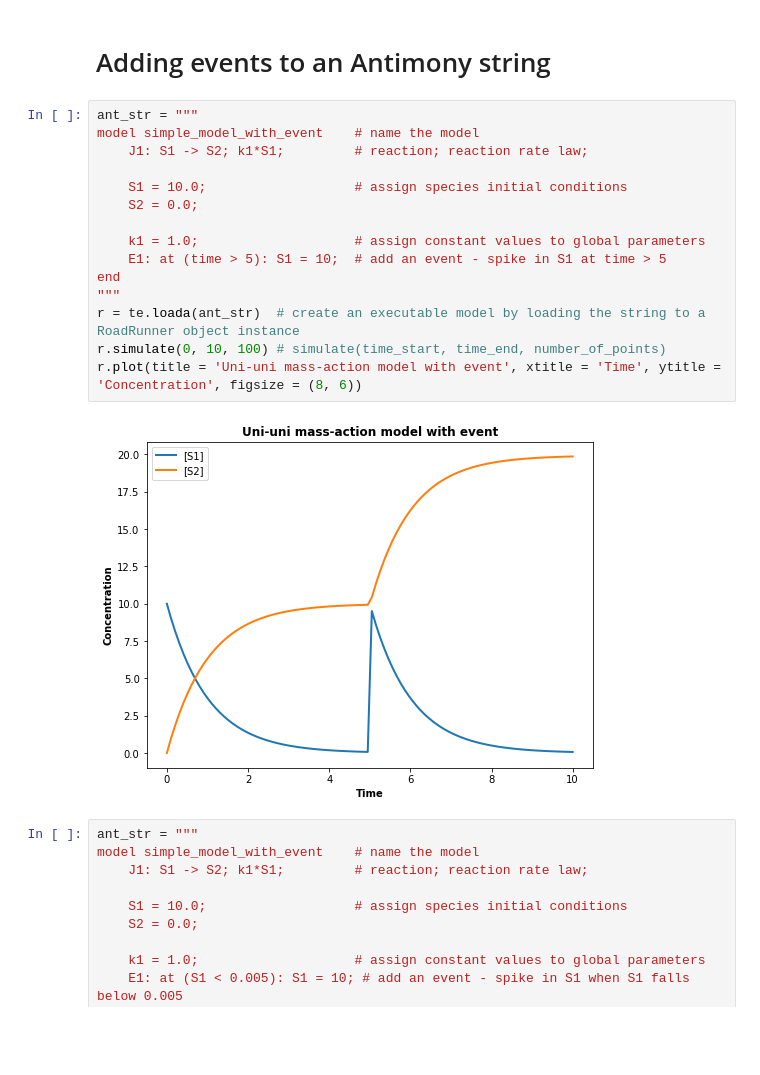
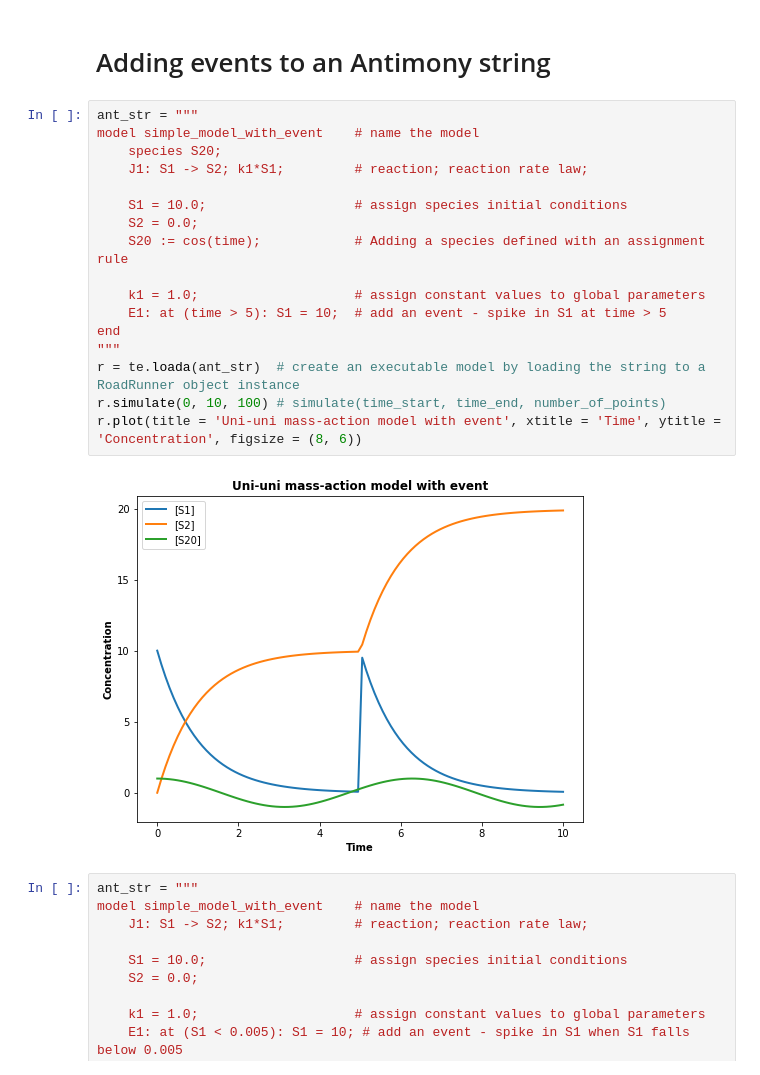
Before and after one commit to sys-bio/network-modeling-summer-school-2021, a Jupyter notebook: notebooks/Tellurium-Introduction/tellurium-introduction.ipynb, the cells around one changed output. Saved outputs shown, nothing was run; the diff lists cells and outputs as text; blank space fills up the shorter version.

```diff
--- a/notebooks/Tellurium-Introduction/tellurium-introduction.ipynb
+++ b/notebooks/Tellurium-Introduction/tellurium-introduction.ipynb
@@ -261,20 +282,22 @@ r.plot(title = 'Uni-uni mass-action model', xtitle = 'Time', ytitle = 'Concentra
 # %%
 ant_str = """
 model simple_model_with_event    # name the model
+    species S20;
     J1: S1 -> S2; k1*S1;         # reaction; reaction rate law;
 
     S1 = 10.0;                   # assign species initial conditions
     S2 = 0.0;
+    S20 := cos(time);            # Adding a species defined with an assignment rule
 
     k1 = 1.0;                    # assign constant values to global parameters
     E1: at (time > 5): S1 = 10;  # add an event - spike in S1 at time > 5
 end
 """
 r = te.loada(ant_str)  # create an executable model by loading the string to a RoadRunner object instance
 r.simulate(0, 10, 100) # simulate(time_start, time_end, number_of_points)
 r.plot(title = 'Uni-uni mass-action model with event', xtitle = 'Time', ytitle = 'Concentration', figsize = (8, 6))
 # %% [output]
-[figure, old version]
+[figure, new version]
 # %%
 ant_str = """
 model simple_model_with_event    # name the model
```
Also changed, not shown: parts of 14 cells of this notebook.
